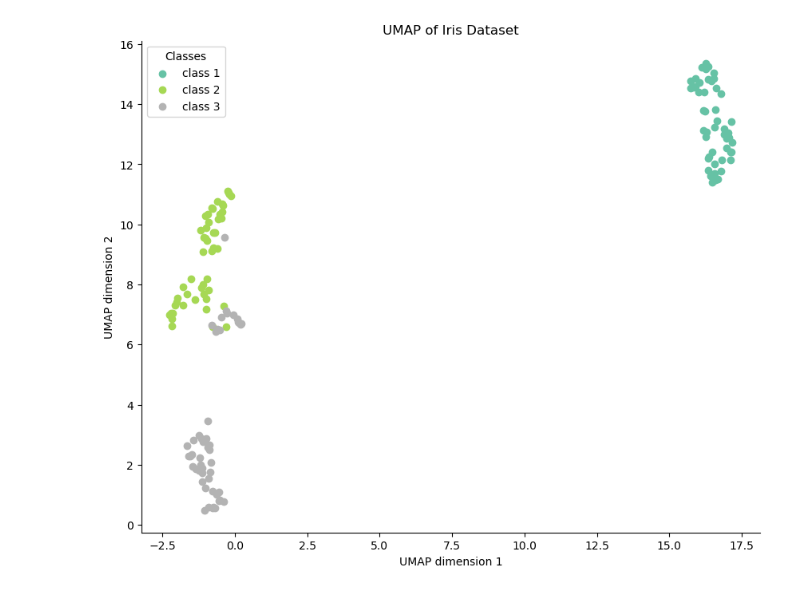
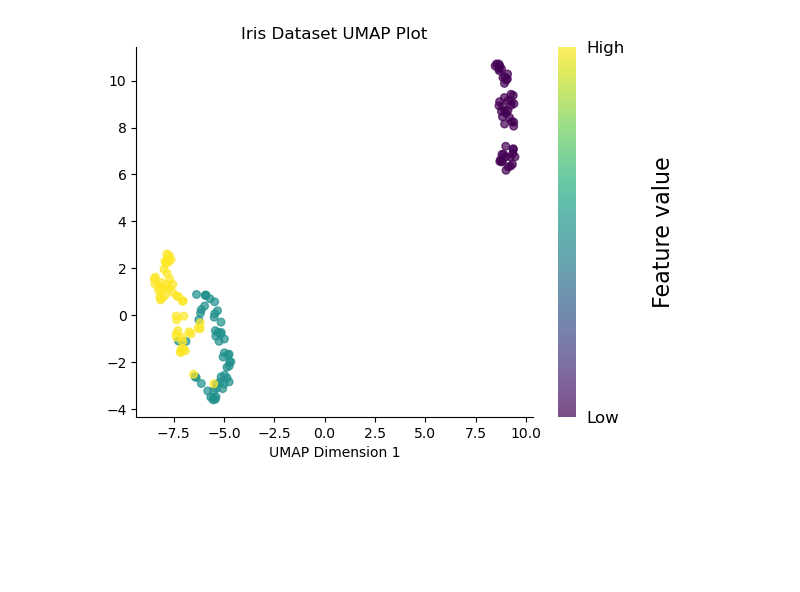
Before and after one commit to yyunchieh/yunchieh_plotlib, a Jupyter notebook: UMAP_function.ipynb, the cells around one changed output. Saved outputs shown, nothing was run; the diff lists cells and outputs as text; code cells hidden in the pictures; blank space fills up the shorter version.

```diff
--- a/UMAP_function.ipynb
+++ b/UMAP_function.ipynb
@@ -28,11 +0,0 @@ def plot_umap(data, labels, title="UMAP Plot", cmap = "Set2", random_state=42):
-# %%
-#function example
-
-iris = load_iris()
-X = iris.data
-y = iris.target
-
-
-plot_umap(X, y, title = "UMAP of Iris Dataset")
-# %% [output]
-[figure, removed]
@@ -38,0 +44,21 @@ plot_umap(X, y, title = "UMAP of Iris Dataset")
+# %%
+#function example
+iris = load_iris()
+X = iris.data
+y = iris.target
+
+scaler = StandardScaler()
+X_scaled = scaler.fit_transform(X)
+
+umap_model = umap.UMAP(n_neighbors=15, n_components=2, random_state=42)
+umap_results = umap_model.fit_transform(X_scaled)
+
+fig, ax = plt.subplots()
+plot_umap(umap_results, ax,
+          scatter_params={'c': y, 'cmap': 'viridis', 's': 30, "alpha":0.7},
+          set_title={'label': 'Iris Dataset UMAP Plot'},
+          set_xlabel={'xlabel': 'UMAP Dimension 1'},
+          color_bar=True)
+plt.show()
+# %% [output]
+[figure, added]
```
Also changed, not shown: parts of 2 cells of this notebook, 2 other files.
